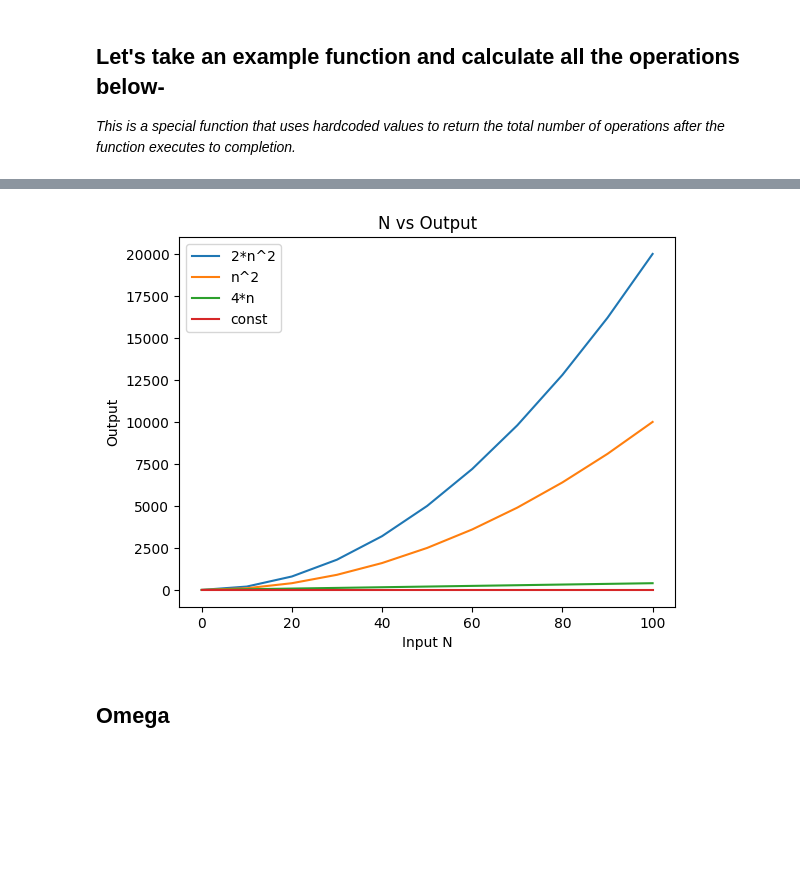
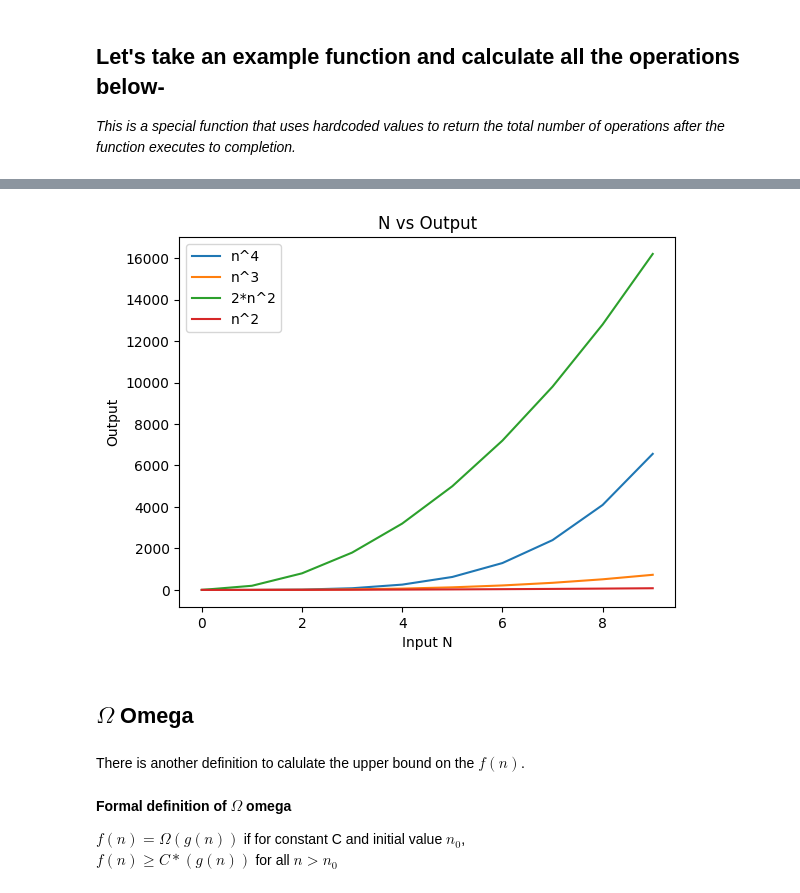
Before and after one commit to pareshrchaudhary/numericalmethods, a Jupyter notebook: Complexity.ipynb, the cells around one changed output, grey strips where cells are left out. Cells and saved outputs as stored; diff of their text form; code cells hidden in the pictures; blank space fills up the shorter version.

```diff
--- a/Complexity.ipynb
+++ b/Complexity.ipynb
@@ -20,14 +20,14 @@ def f(n):
   """
   f(n) = 2*n^2 + 4*n + 3
 
-  n^2 terms -> 2*n^2 (the run time of double for loops)
-  n terms -> 4*n
-  constant terms -> 3
+  n^2 terms -> 2*n^2 (total operations in nested for loops)
+  n terms -> 4*n (total operations in for loop 2 and 3)
+  constant terms -> 3 (constant time assignments)
 
   return count of all the terms
   """
-  counter1 = 0
-  counter2 = 0
+  counter1 = 0  # constant time
+  counter2 = 0  # constant time
   counter3 = 3  # constant time
 
   for i in range(n):
@@ -42,13 +42,14 @@ def f(n):
 
   return counter1, counter2, counter3
 # %%
-total_list = np.zeros([5, 4])
+n = 3
+total_list = np.zeros([n, 4])
 
-for i in range(0, 5):
+for i in range(0, n):
     term1, term2, term3 = f(i)
     total = term1 + term2 + term3
     print("Input n = {} --> Total = {}".format(i, total))
-    total_list[i] = total, term1, term2, term3
+    total_list[i] = int(total), int(term1), int(term2), int(term3)
 # %% [output]
 Input n = 0 --> Total = 3
 Input n = 1 --> Total = 9
@@ -59,0 +78,10 @@ In the example function above we have calculated the total number of operations
+# %%
+n = np.arange(0, 101, 10)
+total_list = np.zeros([11, 4])
+
+for i in n:
+  term1, term2, term3 = f(i)
+  total = term1 + term2 + term3
+  if (i%10 == 0):
+    print("Input n = {} --> Total = {} (n^2 = {:.0005}%, n = {:.0005}%, constant = {:.05}%)".format(i, total, (term1/total)*100, (term2/total)*100, (term3/total)*100))
+  total_list[i//10,:] = total, term1, term2, term3
@@ -97,19 +138,27 @@ Input n = 100 --> Total = 20403 (n^2 = 98.025%, n = 1.9605%, constant = 0.014704
 # %%
-x = np.arange(0, 101, 10)
-z = np.power(x, 2)
+x = range(0, 10)
+w = np.power(x, 2)
+y = np.power(x, 3)
+z = np.power(x, 4)
 
-plt.plot(x, total_list[:,1], label='2*n^2')
-plt.plot(x, z, label='n^2')
-plt.plot(x, total_list[:,2], label='4*n')
-plt.plot(x, total_list[:,3], label='const')
-
+plt.plot(x, z, label='n^4')
+plt.plot(x, y, label='n^3')
+plt.plot(x, total_list[:10,1], label='2*n^2')
+plt.plot(x, w, label='n^2')
 
 plt.xlabel('Input N')
 plt.ylabel('Output')
 plt.title('N vs Output')
 plt.legend()
 plt.show()
 # %% [output]
-[figure, old version]
+[figure, new version]
 # %% [markdown]
-## Omega
+## $\Omega$ Omega
+# %% [markdown]
+There is another definition to calulate the upper bound on the $f(n)$.
+# %% [markdown]
+**Formal definition of $Ω$ omega**
+
+$f(n) = \Omega(g(n))$ if for constant C and initial value $n_0$,
+$f(n) ≥ C*(g(n))$ for all $n > n_0$
```
Also changed, not shown: parts of 16 cells of this notebook.
